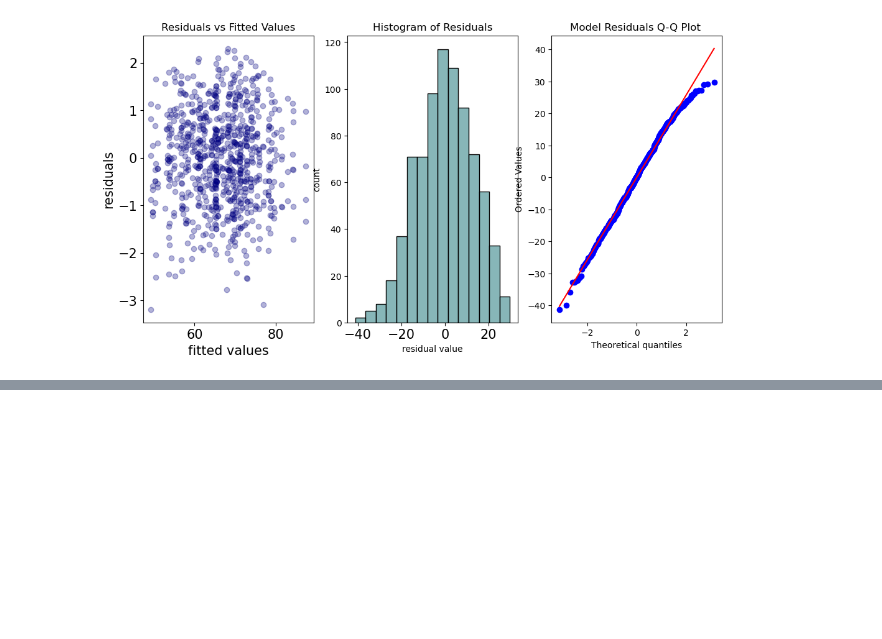
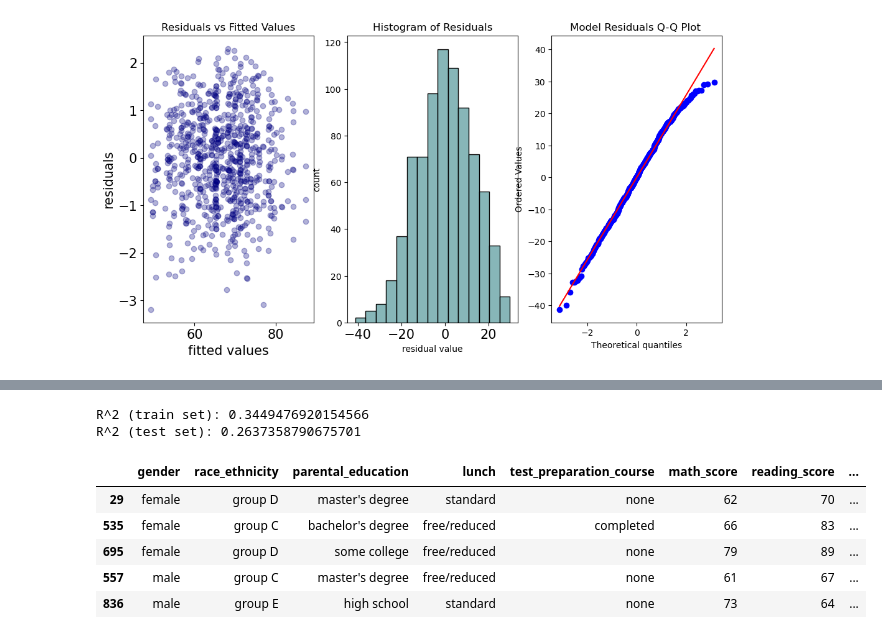
Before and after one commit to adam04-D/Simple-Linear-Regression-from-Scratch, a Jupyter notebook: reg-multipe/reg-mult.ipynb, the cells around one changed output, grey strips where cells are left out. Cells and saved outputs as stored; diff of their text form; code cells hidden in the pictures; blank space fills up the shorter version.

```diff
--- a/reg-multipe/reg-mult.ipynb
+++ b/reg-multipe/reg-mult.ipynb
@@ -558,0 +595,22 @@ Notes:
+# %%
+pred_train = results3.predict(train)
+print('R^2 (train set):', r2_score(train['writing_score'], pred_train))
+
+pred_test = results3.predict(test)
+print('R^2 (test set):', r2_score(test['writing_score'], pred_test))
+# %% [output]
+R^2 (train set): 0.3449476920154566
+R^2 (test set): 0.2637358790675701
+# %%
+### predicting the average total score
+
+data['total_score']= (data['math_score']+ data['reading_score']+ data['writing_score']) / 3
+train , test = train_test_split(data, test_size=0.2, random_state=42)
+train.head()
+# %% [output]
+|  | gender | race_ethnicity | parental_education | lunch | test_preparation_course | math_score | reading_score | ... |
+| 29 | female | group D | master's degree | standard | none | 62 | 70 | ... |
+| 535 | female | group C | bachelor's degree | free/reduced | completed | 66 | 83 | ... |
+| 695 | female | group D | some college | free/reduced | none | 79 | 89 | ... |
+| 557 | male | group C | master's degree | free/reduced | none | 61 | 67 | ... |
+| 836 | male | group E | high school | standard | none | 73 | 64 | ... |
```
Also changed, not shown: parts of 7 cells of this notebook, 1 other file.
